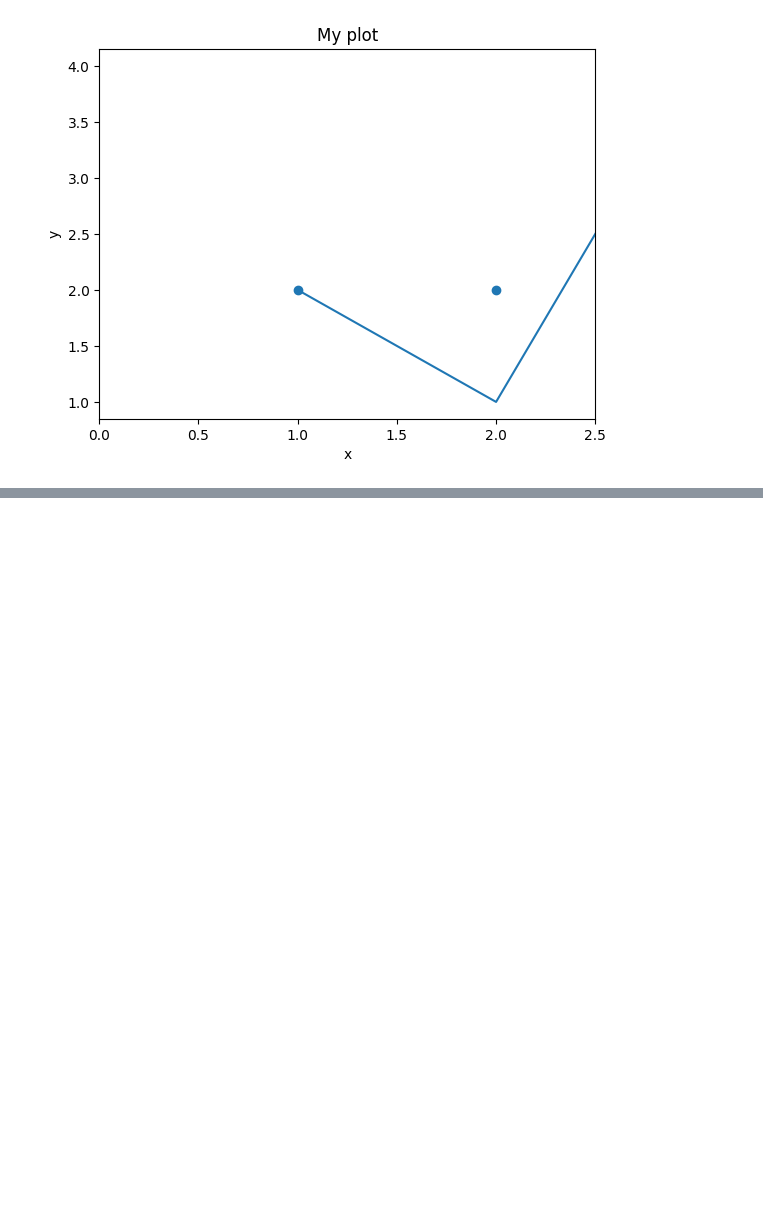
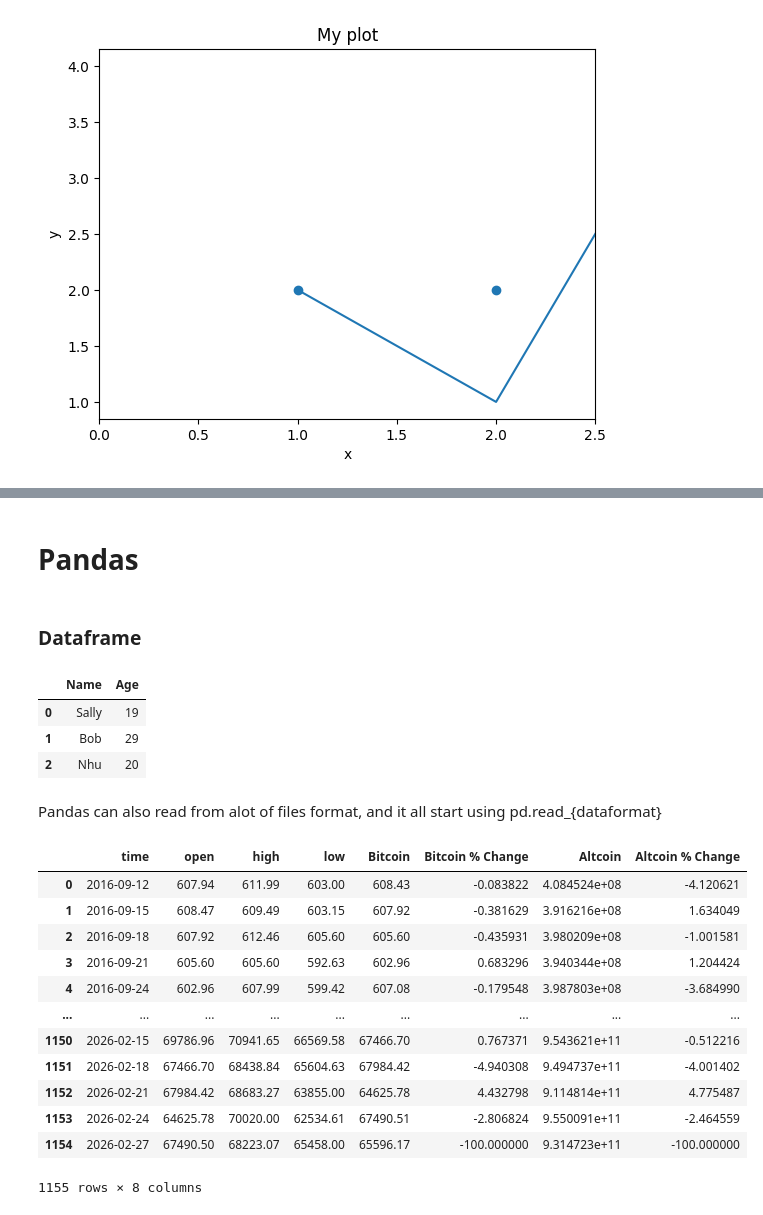
Before and after one commit to NamTran2048/Machine-Learning, a Jupyter notebook: Chapter 0.ipynb, the cells around one changed output, grey strips where cells are left out. Drawn from its saved outputs; the diff is of its cells as text; code cells hidden in the pictures; blank space fills up the shorter version.

```diff
--- a/Chapter 0.ipynb
+++ b/Chapter 0.ipynb
@@ -228,0 +267,37 @@ x_10: [3749.999872 1250.000128]
+# %% [markdown]
+# Pandas
+# %% [markdown]
+### Dataframe
+# %%
+data = {
+    'Name': ['Sally', 'Bob', 'Nhu'],
+    'Age': ['19', '29', '20']
+}
+
+df = pd.DataFrame(data)
+
+df
+# %% [output]
+|  | Name | Age |
+| 0 | Sally | 19 |
+| 1 | Bob | 29 |
+| 2 | Nhu | 20 |
+# %% [markdown]
+Pandas can also read from alot of files format, and it all start using pd.read_{dataformat}
+# %%
+df = pd.read_excel('data/AltCoin.xlsx', parse_dates = True)
+df
+# %% [output]
+|  | time | open | high | low | Bitcoin | Bitcoin % Change | Altcoin | Altcoin % Change |
+| 0 | 2016-09-12 | 607.94 | 611.99 | 603.00 | 608.43 | -0.083822 | 4.084524e+08 | -4.120621 |
+| 1 | 2016-09-15 | 608.47 | 609.49 | 603.15 | 607.92 | -0.381629 | 3.916216e+08 | 1.634049 |
+| 2 | 2016-09-18 | 607.92 | 612.46 | 605.60 | 605.60 | -0.435931 | 3.980209e+08 | -1.001581 |
+| 3 | 2016-09-21 | 605.60 | 605.60 | 592.63 | 602.96 | 0.683296 | 3.940344e+08 | 1.204424 |
+| 4 | 2016-09-24 | 602.96 | 607.99 | 599.42 | 607.08 | -0.179548 | 3.987803e+08 | -3.684990 |
+| ... | ... | ... | ... | ... | ... | ... | ... | ... |
+| 1150 | 2026-02-15 | 69786.96 | 70941.65 | 66569.58 | 67466.70 | 0.767371 | 9.543621e+11 | -0.512216 |
+| 1151 | 2026-02-18 | 67466.70 | 68438.84 | 65604.63 | 67984.42 | -4.940308 | 9.494737e+11 | -4.001402 |
+| 1152 | 2026-02-21 | 67984.42 | 68683.27 | 63855.00 | 64625.78 | 4.432798 | 9.114814e+11 | 4.775487 |
+| 1153 | 2026-02-24 | 64625.78 | 70020.00 | 62534.61 | 67490.51 | -2.806824 | 9.550091e+11 | -2.464559 |
+| 1154 | 2026-02-27 | 67490.50 | 68223.07 | 65458.00 | 65596.17 | -100.000000 | 9.314723e+11 | -100.000000 |
+1155 rows × 8 columns
```
Also changed, not shown: parts of 4 cells of this notebook, 13 other files.
